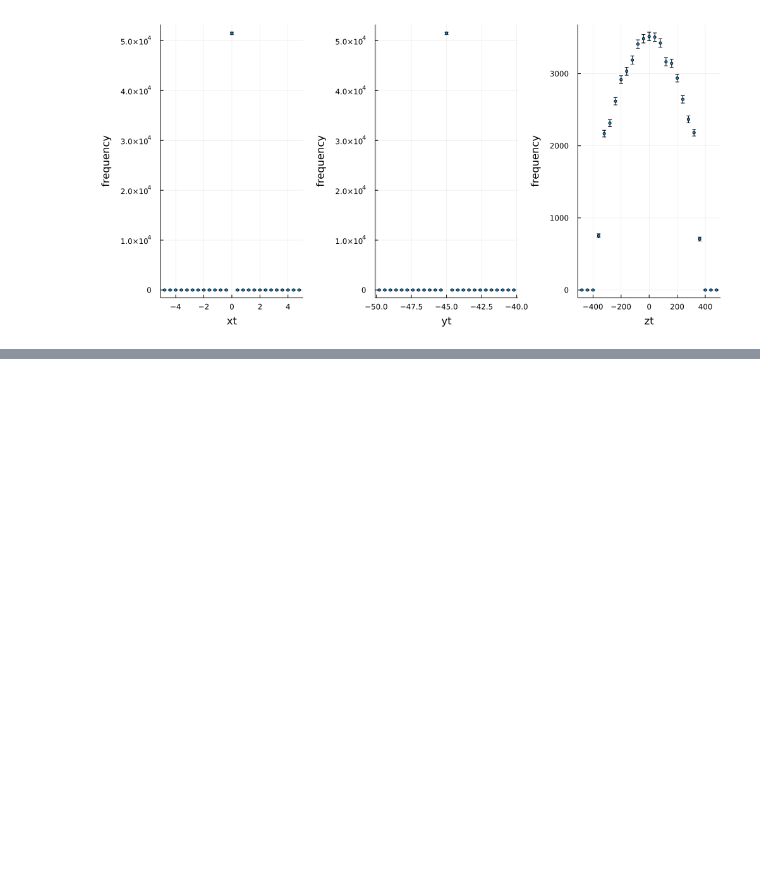
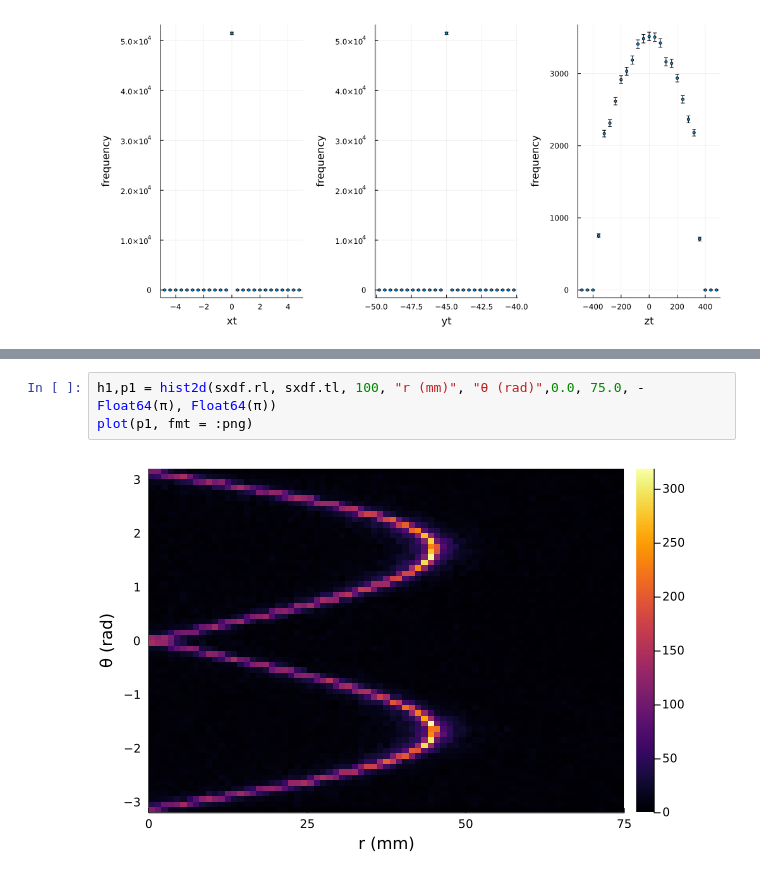
Before and after one commit to jjgomezcadenas/mytest, a Jupyter notebook: notebooks/nema4_20mm.ipynb, the cells around one changed output, grey strips where cells are left out. Saved outputs shown, nothing was run; the diff lists cells and outputs as text; blank space fills up the shorter version.

```diff
--- a/notebooks/nema4_20mm.ipynb
+++ b/notebooks/nema4_20mm.ipynb
@@ -366 +342,6 @@ first(sxdf,5)
+# %%
+h1,p1 = hist2d(sxdf.rl, sxdf.tl, 100, "r (mm)", "θ (rad)",0.0, 75.0, -Float64(π), Float64(π))
+plot(p1, fmt = :png)
+# %% [output]
+[figure, added]
 # %%
```
Also changed, not shown: parts of 54 cells of this notebook, 2 other files.
